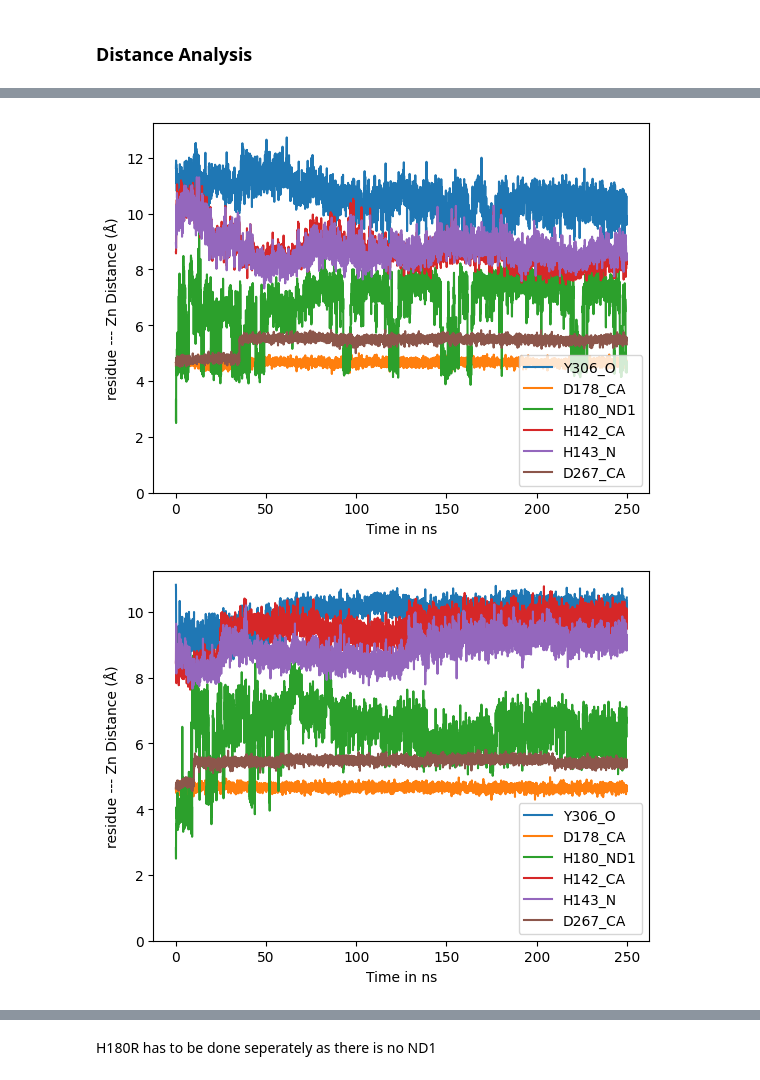
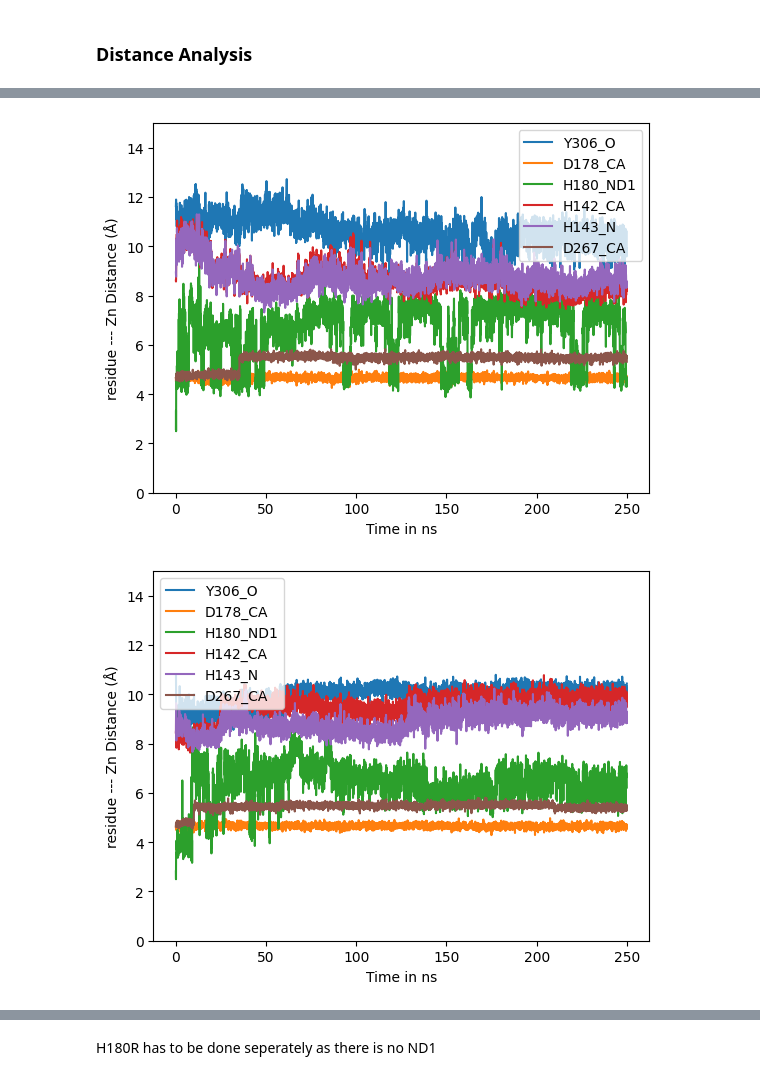
Before and after one commit to YamilaTimmer/molecular-dynamics-HDAC8, a Jupyter notebook: molecular-dynamics-HDAC8.ipynb, the cells around one changed output, grey strips where cells are left out. Drawn from its saved outputs; the diff is of its cells as text; code cells hidden in the pictures.

```diff
--- a/molecular-dynamics-HDAC8.ipynb
+++ b/molecular-dynamics-HDAC8.ipynb
@@ -58,8 +71,8 @@ H334R_avg = mda.Universe("../variants/H334R-1-last-50ns-avg.pdb")
 T311M_avg = mda.Universe("../variants/T311M-1-last-50ns-avg.pdb")
 
 # ----- Objects used for determining secondary structure -------
-WT_secondary = mda.Universe("../variants/WT-2-ion.tpr", "../variants/WT-2-ion.xtc")
-G320R_secondary = mda.Universe("../variants/G320R-1-ion.tpr", "../variants/G320R-1-ion.xtc")
-H180R_secondary = mda.Universe("../variants/H180R-2-ion.tpr", "../variants/H180R-2-ion.xtc")
-H334R_secondary = mda.Universe("../variants/H334R-1-ion.tpr", "../variants/H334R-1-ion.xtc")
-T311M_secondary = mda.Universe("../variants/T311M-1-ion.tpr", "../variants/T311M-1-ion.xtc")
+WT_secondary = mda.Universe("../variants/WT-2-ion.tpr", "../variants/WT-2-ion.xtc").select_atoms('resid 1-376')
+G320R_secondary = mda.Universe("../variants/G320R-1-ion.tpr", "../variants/G320R-1-ion.xtc").select_atoms('resid 1-376')
+H180R_secondary = mda.Universe("../variants/H180R-2-ion.tpr", "../variants/H180R-2-ion.xtc").select_atoms('resid 1-376')
+H334R_secondary = mda.Universe("../variants/H334R-1-ion.tpr", "../variants/H334R-1-ion.xtc").select_atoms('resid 1-376')
+T311M_secondary = mda.Universe("../variants/T311M-1-ion.tpr", "../variants/T311M-1-ion.xtc").select_atoms('resid 1-376')
@@ -194,21 +194,18 @@ G320R - active site dist = 21.7 a
 # %% [markdown]
 ### Calculating RMSF
 # %%
-def calculate_RMSF(pdb, xtc):
-    # Maak 'average structure' (reference), door eerste frame te alignen en gemiddelde te nemen van coordinaten
-    u = mda.Universe(pdb, xtc)
+def calculate_RMSF(universe):
 
-    # Bereken RMSF
-    c_alphas = u.select_atoms('protein and name CA')
+    c_alphas = universe.select_atoms('protein and name CA')
     R = rms.RMSF(c_alphas).run()
 
-    return c_alphas, R, u
+    return c_alphas, R
 
-c_alphas_WT, R_WT,_ = calculate_RMSF("../variants/WT-1-ion.pdb", "../variants/WT-1-ion.xtc")
-c_alphas_G320R, R_G320R,_ = calculate_RMSF("../variants/G320R-1-ion.pdb","../variants/G320R-1-ion.xtc")
-c_alphas_H180R, R_H180R,_ = calculate_RMSF("../variants/H180R-1-ion.pdb", "../variants/H180R-1-ion.xtc")
-c_alphas_H334R, R_H334R,_ = calculate_RMSF("../variants/H334R-1-ion.pdb", "../variants/H334R-1-ion.xtc")
-c_alphas_T311M, R_T311M,_ = calculate_RMSF("../variants/T311M-1-ion.pdb", "../variants/T311M-1-ion.xtc")
+c_alphas_WT, R_WT = calculate_RMSF(WT)
+c_alphas_G320R, R_G320R = calculate_RMSF(G320R)
+c_alphas_H180R, R_H180R = calculate_RMSF(H180R)
+c_alphas_H334R, R_H334R = calculate_RMSF(H334R)
+c_alphas_T311M, R_T311M = calculate_RMSF(T311M)
 # %%
 %matplotlib inline
 
@@ -338,7 +327,7 @@ def residue_zn_dist(variant):
 
     plt.ylabel("residue --- Zn Distance (Å)")
     plt.xlabel("Time in ns")
-    plt.ylim(bottom=0)
+    plt.ylim(bottom=0, top=15)
     plt.legend()
     plt.show()
 
@@ -349,2 +338,2 @@ for variant in [WT, G320R, H334R, T311M]:
-[figure, old version]
+[figure, new version]
-[figure, old version]
+[figure, new version]
```
Also changed, not shown: parts of 28 cells of this notebook, 3 other files.
